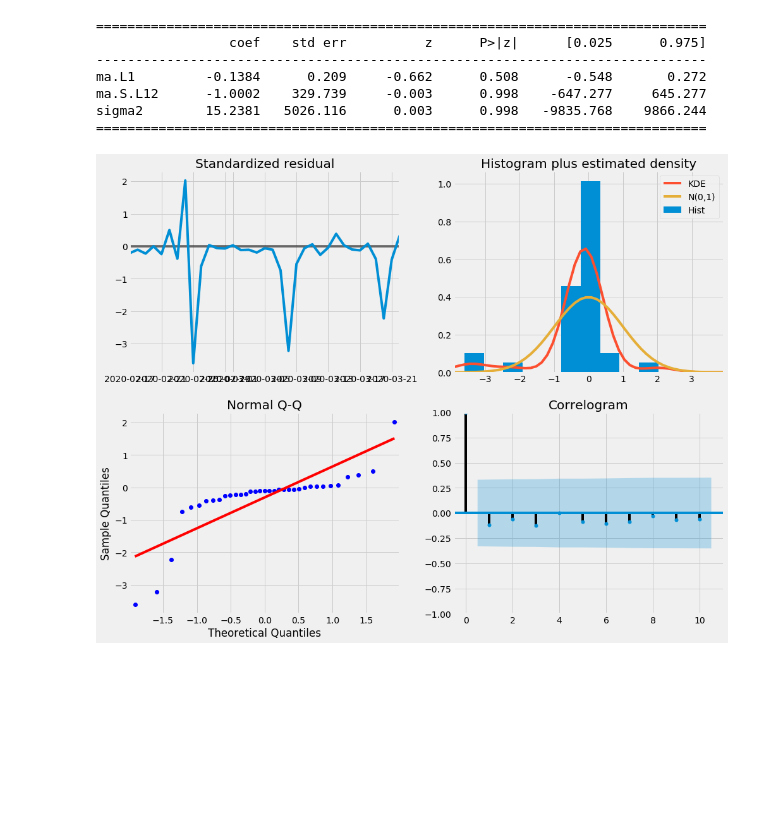
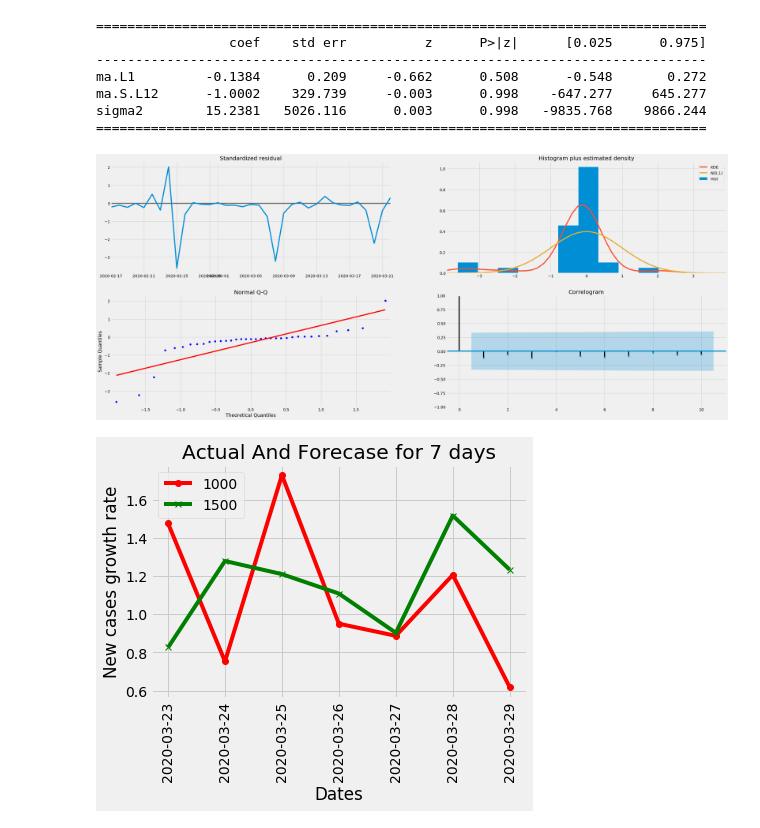
Before and after one commit to github-prathma/Spread_Of_Corona_Virus_Analysis, a Jupyter notebook: Time_Series/TimeSeriesForecastingPlots.ipynb, the cells around one changed output. Drawn from its saved outputs; the diff is of its cells as text; code cells hidden in the pictures; blank space fills up the shorter version.

```diff
--- a/Time_Series/TimeSeriesForecastingPlots.ipynb
+++ b/Time_Series/TimeSeriesForecastingPlots.ipynb
@@ -445,7 +445,7 @@ ma.S.L12      -1.0002    329.739     -0.003      0.998    -647.277     645.277
 sigma2        15.2381   5026.116      0.003      0.998   -9835.768    9866.244
 ==============================================================================
 # %%
-results.plot_diagnostics(figsize=(15, 12))
+results.plot_diagnostics(figsize=(35, 15))
 plt.show()
 # %% [output]
-[figure, old version]
+[figure, new version]
@@ -451,0 +458,14 @@ plt.show()
+# %%
+x=pred_uc.predicted_mean.index
+Y1=y[-pred_uc.predicted_mean.index.shape[0]:]
+Y2=pred_uc.predicted_mean
+plt.plot(x, Y1, color = 'red', marker = 'o', label='1000')
+plt.plot(x, Y2, color = 'green',marker = 'x',label='1500')
+plt.xlabel("Dates")
+plt.ylabel('New cases growth rate')
+plt.xticks(rotation=90)
+plt.legend()
+plt.title("Actual And Forecase for 7 days")
+plt.show()
+# %% [output]
+[figure, added]
```
Also changed, not shown: parts of 2 cells of this notebook.
